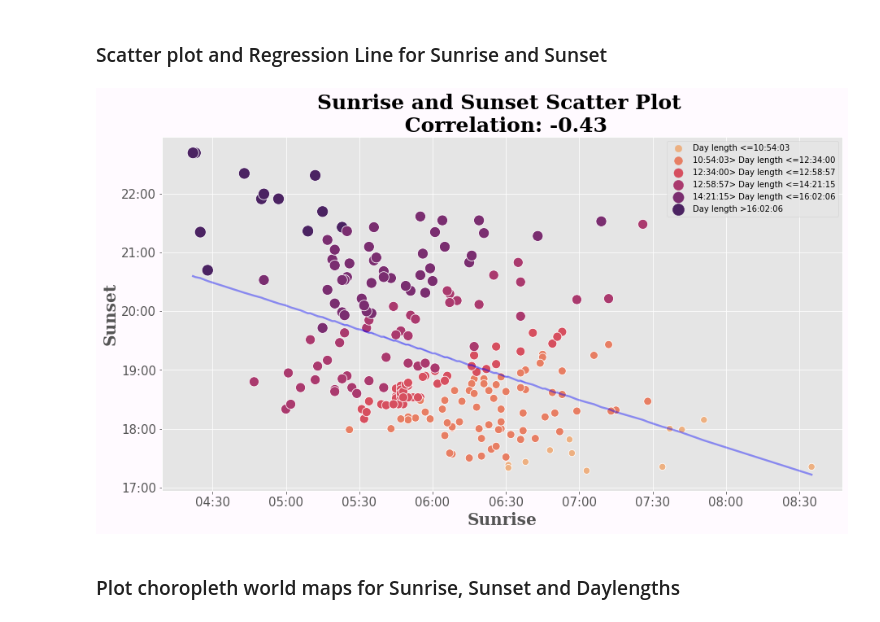
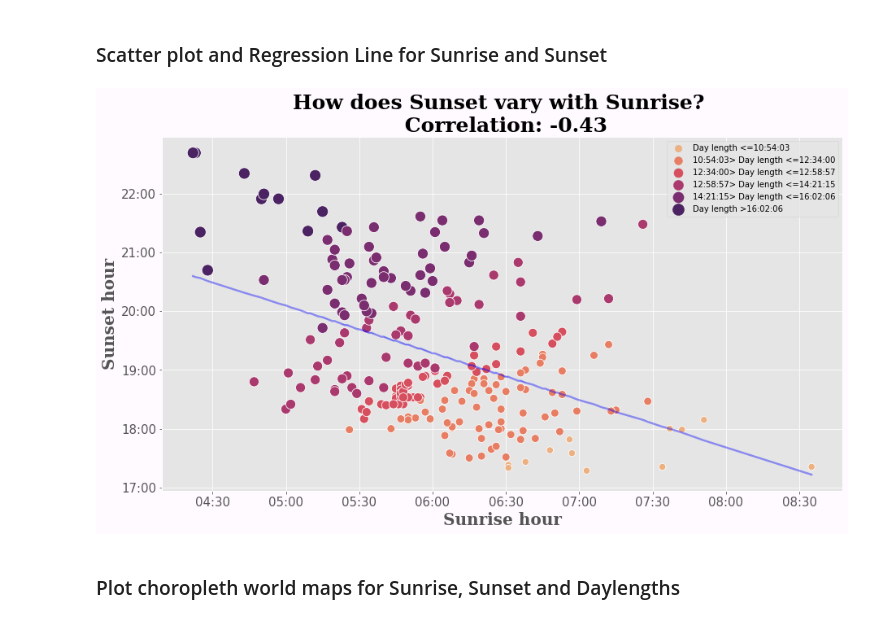
Before and after one commit to snaveerafrizvi/Sunsets-and-Sunrises, a Jupyter notebook: Sunsets_and_sunrises.ipynb, the cells around one changed output. Drawn from its saved outputs; the diff is of its cells as text; code cells hidden in the pictures.

```diff
--- a/Sunsets_and_sunrises.ipynb
+++ b/Sunsets_and_sunrises.ipynb
@@ -222,37 +222,37 @@ leg.prop.set_size(10)
 leg.prop.set_family('serif')
 
 #Replace legend labels with new values
 for t, l in zip(leg.texts, new_labels):
     t.set_text(l)
 
 #Plot regression line
 sns.lineplot(data=df,x="Sunrise",y="yhat",ax=ax, lw=2.4, color=(0,0,1,0.4),legend=False)
 
 
 #Caclculate correlation to display in the title
 cor= df[["Sunset_sec","Sunrise_sec"]].corr().iloc[0,1].round(2)
 #Set title
-ax.set_title("Sunrise and Sunset Scatter Plot \n Correlation: "+str(cor),loc='center', fontsize=25, fontweight="bold",family='serif')
+ax.set_title("How does Sunset vary with Sunrise? \n Correlation: "+str(cor),loc='center', fontsize=25, fontweight="bold",family='serif')
 #Formal axes
 ax.xaxis.set_major_formatter(xformatter)
 ax.yaxis.set_major_formatter(xformatter)
 
 #Format axes ticks
 ax.tick_params(axis='x', labelsize=15)
 ax.tick_params(axis='y', labelsize=15)
 #Format axes labels
-ax.set_xlabel("Sunrise",fontsize=20, fontweight="bold",family='serif')
-ax.set_ylabel('Sunset',fontsize=20, fontweight="bold",family='serif')
+ax.set_xlabel("Sunrise hour",fontsize=20, fontweight="bold",family='serif')
+ax.set_ylabel('Sunset hour',fontsize=20, fontweight="bold",family='serif')
 
 fig.set_facecolor(tuple(np.array([255, 250, 255]) / 255))
 
 
 
 
 
 #Later sunrises lead to earlier sunsets (shorter days/longer nights)
 # %% [output]
-[figure, old version]
+[figure, new version]
 # %% [markdown]
 <div style="page-break-after: always;"> </div>
 
```
Also changed, not shown: parts of 3 cells of this notebook.
